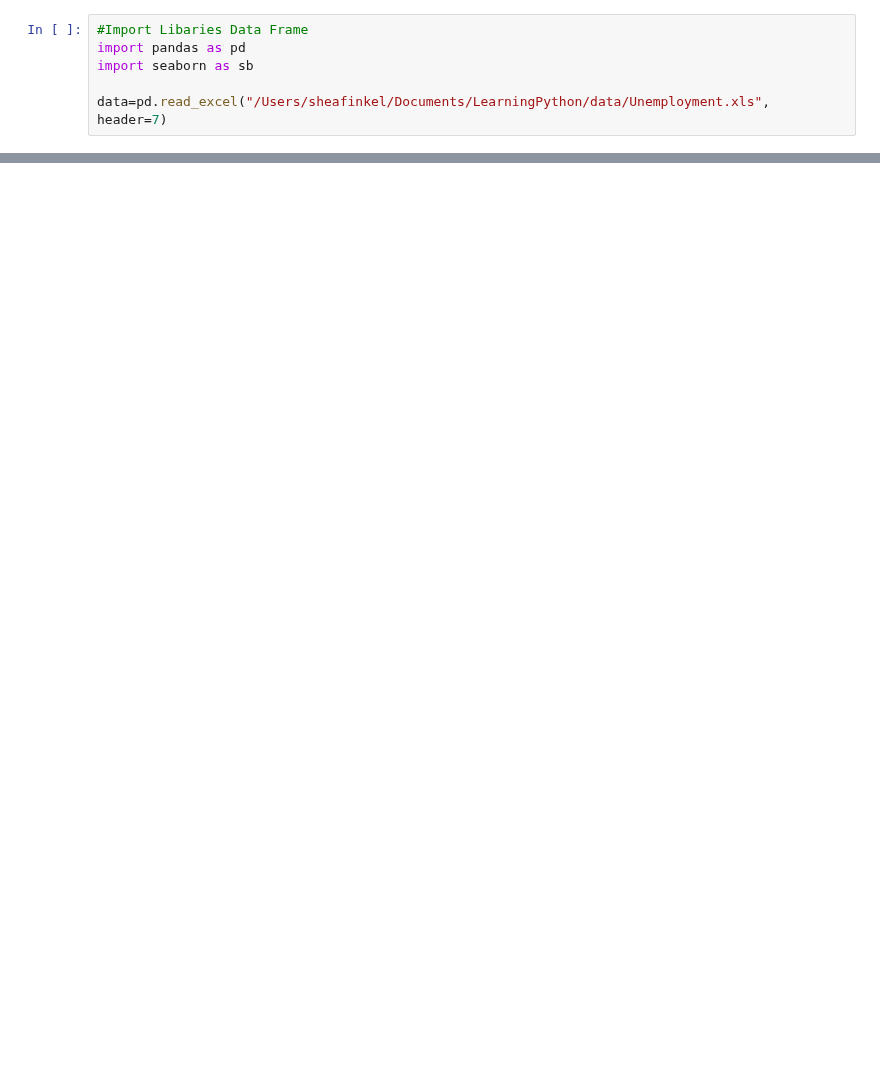
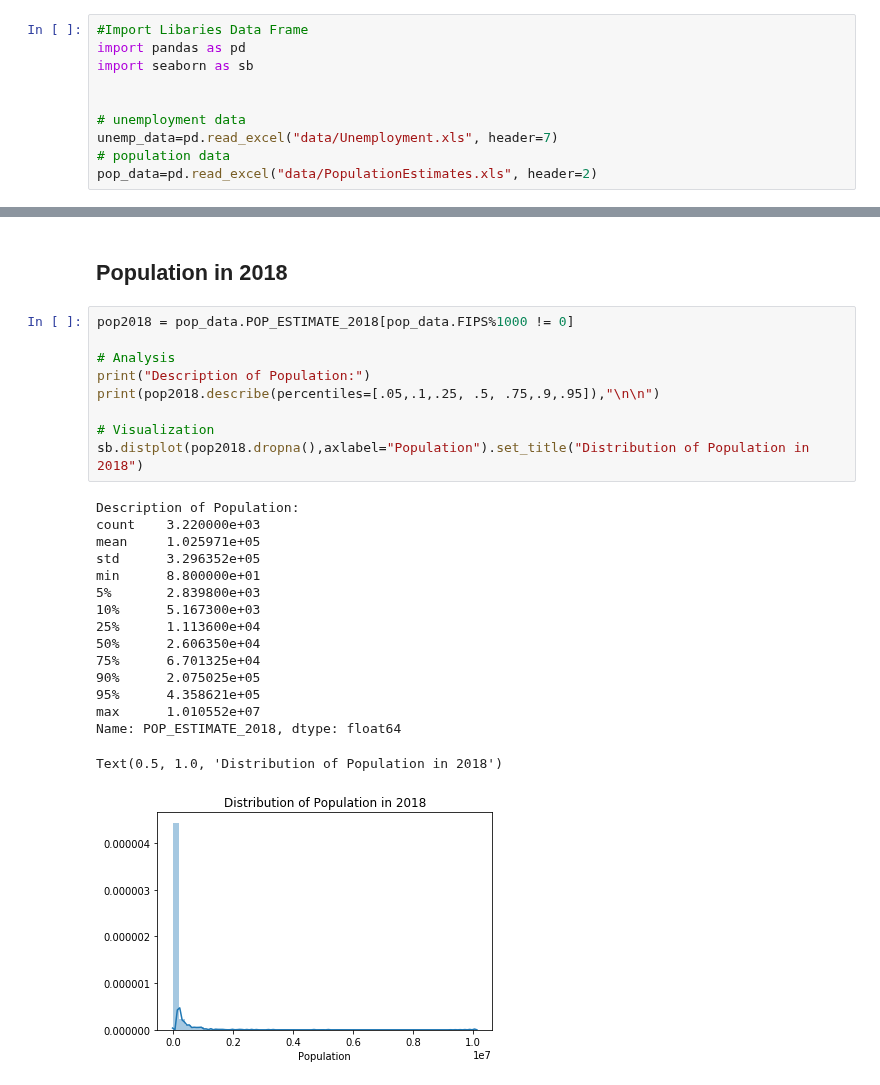
Before and after one commit to JackFinkel/LearningPython, a Jupyter notebook: Data Analysis.ipynb, the cells around one changed output, grey strips where cells are left out. Drawn from its saved outputs; the diff is of its cells as text; blank space fills up the shorter version.

Commit message:
added further analysis

```diff
--- a/Data Analysis.ipynb
+++ b/Data Analysis.ipynb
@@ -3,4 +3,8 @@
 import pandas as pd
 import seaborn as sb
 
-data=pd.read_excel("/Users/sheafinkel/Documents/LearningPython/data/Unemployment.xls", header=7)
+
+# unemployment data
+unemp_data=pd.read_excel("data/Unemployment.xls", header=7)
+# population data
+pop_data=pd.read_excel("data/PopulationEstimates.xls", header=2)
@@ -33,0 +60,28 @@ sb.distplot(unemp_rate_2018)
+# %% [markdown]
+## Population in 2018
+# %%
+pop2018 = pop_data.POP_ESTIMATE_2018[pop_data.FIPS%1000 != 0]
+
+# Analysis
+print("Description of Population:")
+print(pop2018.describe(percentiles=[.05,.1,.25, .5, .75,.9,.95]),"\n\n")
+
+# Visualization
+sb.distplot(pop2018.dropna(),axlabel="Population").set_title("Distribution of Population in 2018")
+# %% [output]
+Description of Population:
+count    3.220000e+03
+mean     1.025971e+05
+std      3.296352e+05
+min      8.800000e+01
+5%       2.839800e+03
+10%      5.167300e+03
+25%      1.113600e+04
+50%      2.606350e+04
+75%      6.701325e+04
+90%      2.075025e+05
+95%      4.358621e+05
+max      1.010552e+07
+Name: POP_ESTIMATE_2018, dtype: float64
+Text(0.5, 1.0, 'Distribution of Population in 2018')
+[figure, added]
```
Also changed, not shown: parts of 7 cells of this notebook, 2 other files.
